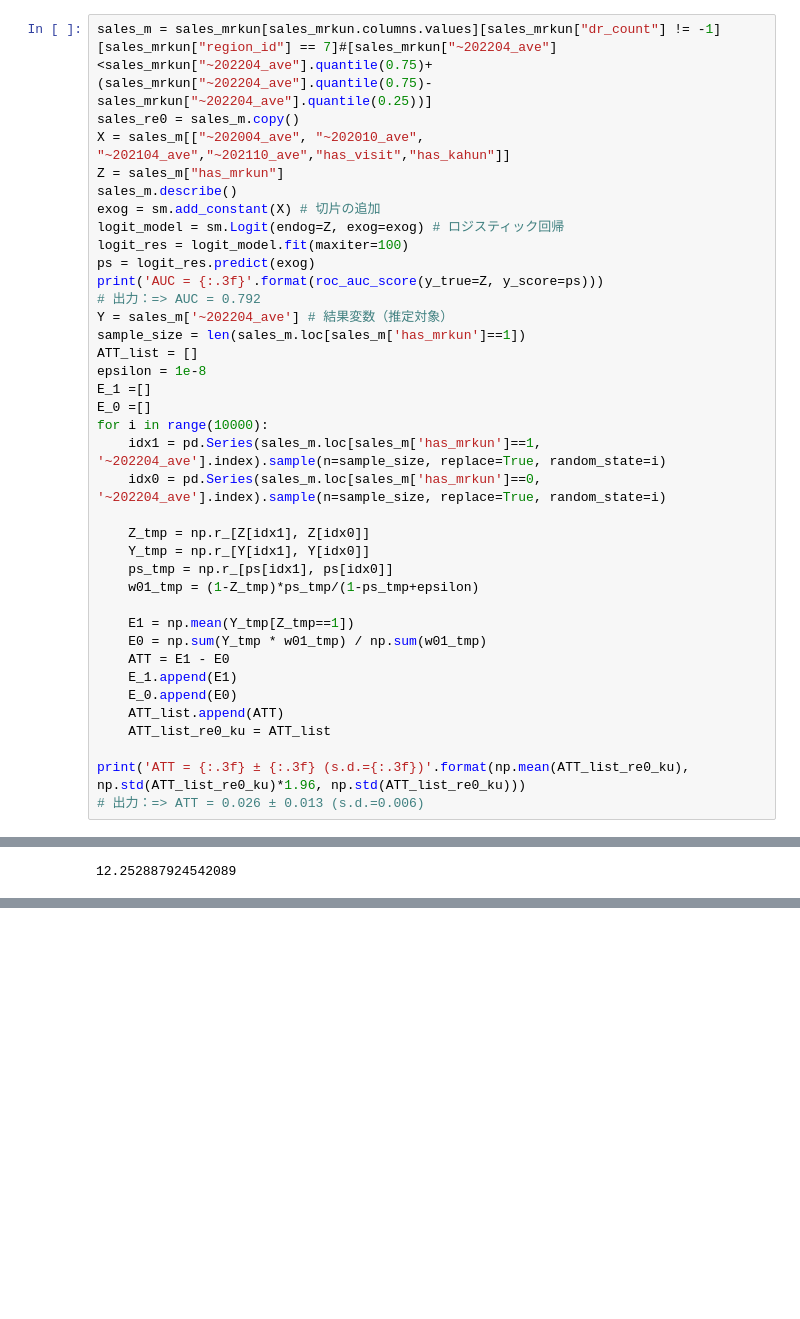
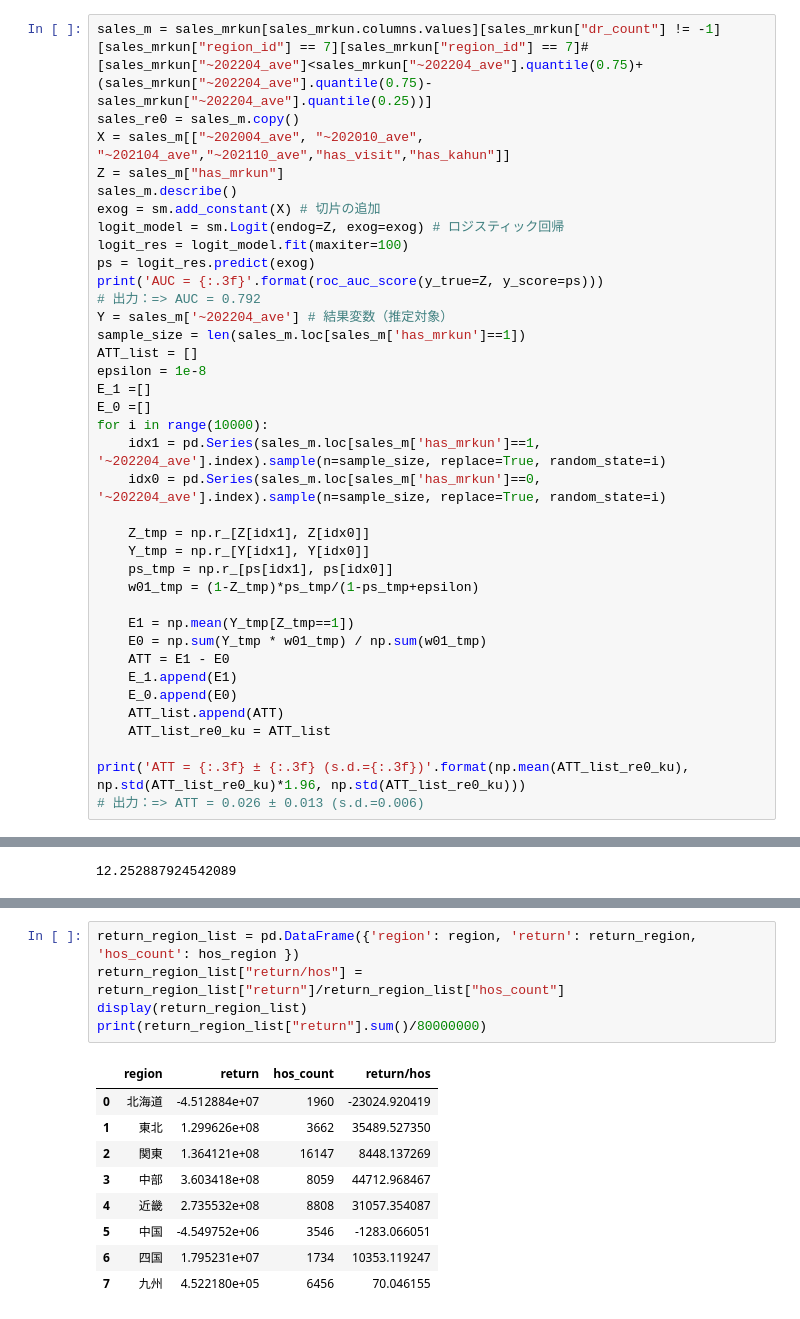
Before and after one commit to uehiratakumu/VScode, a Jupyter notebook: M3_intern/eda.ipynb, the cells around one changed output, grey strips where cells are left out. Cells and saved outputs as stored; diff of their text form; blank space fills up the shorter version.

```diff
--- a/M3_intern/eda.ipynb
+++ b/M3_intern/eda.ipynb
@@ -1528,7 +1527,7 @@ return_re0_si
 # %% [markdown]
 **九州**
 # %%
-sales_m = sales_mrkun[sales_mrkun.columns.values][sales_mrkun["dr_count"] != -1][sales_mrkun["region_id"] == 7]#[sales_mrkun["~202204_ave"]<sales_mrkun["~202204_ave"].quantile(0.75)+(sales_mrkun["~202204_ave"].quantile(0.75)-sales_mrkun["~202204_ave"].quantile(0.25))]
+sales_m = sales_mrkun[sales_mrkun.columns.values][sales_mrkun["dr_count"] != -1][sales_mrkun["region_id"] == 7][sales_mrkun["region_id"] == 7]#[sales_mrkun["~202204_ave"]<sales_mrkun["~202204_ave"].quantile(0.75)+(sales_mrkun["~202204_ave"].quantile(0.75)-sales_mrkun["~202204_ave"].quantile(0.25))]
 sales_re0 = sales_m.copy()
 X = sales_m[["~202004_ave", "~202010_ave", "~202104_ave","~202110_ave","has_visit","has_kahun"]]
 Z = sales_m["has_mrkun"]
@@ -1584,0 +1698,15 @@ ROI_region
+# %%
+return_region_list = pd.DataFrame({'region': region, 'return': return_region, 'hos_count': hos_region })
+return_region_list["return/hos"] = return_region_list["return"]/return_region_list["hos_count"]
+display(return_region_list)
+print(return_region_list["return"].sum()/80000000)
+# %% [output]
+|  | region | return | hos_count | return/hos |
+| 0 | 北海道 | -4.512884e+07 | 1960 | -23024.920419 |
+| 1 | 東北 | 1.299626e+08 | 3662 | 35489.527350 |
+| 2 | 関東 | 1.364121e+08 | 16147 | 8448.137269 |
+| 3 | 中部 | 3.603418e+08 | 8059 | 44712.968467 |
+| 4 | 近畿 | 2.735532e+08 | 8808 | 31057.354087 |
+| 5 | 中国 | -4.549752e+06 | 3546 | -1283.066051 |
+| 6 | 四国 | 1.795231e+07 | 1734 | 10353.119247 |
+| 7 | 九州 | 4.522180e+05 | 6456 | 70.046155 |
```
Also changed, not shown: parts of 5 cells of this notebook, 2 other files.
